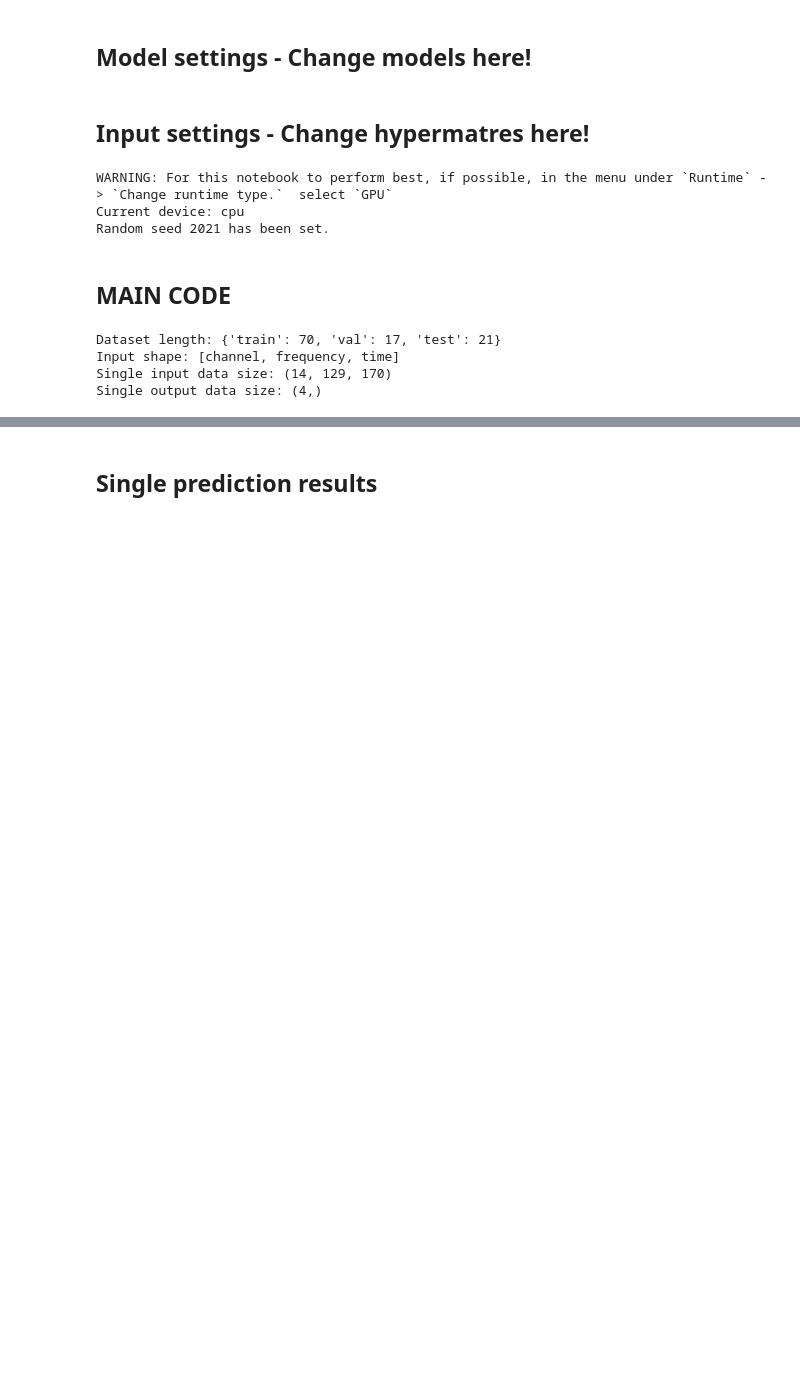
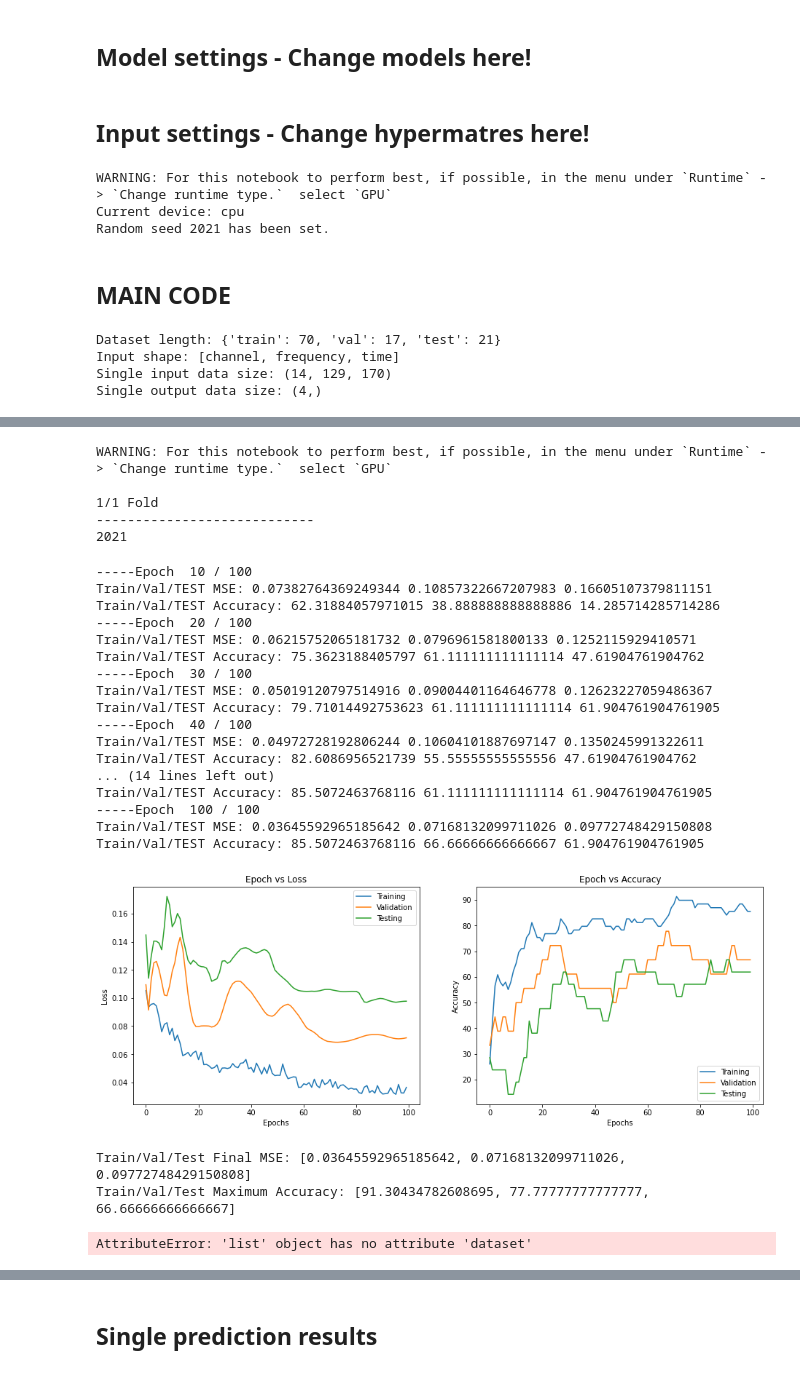
Before and after one commit to kslangewal/CerealTimeKillers, a Jupyter notebook: CerealTimeKillersNet.ipynb, the cells around one changed output, grey strips where cells are left out. Saved outputs shown, nothing was run; the diff lists cells and outputs as text; code cells hidden in the pictures; blank space fills up the shorter version.

```diff
--- a/CerealTimeKillersNet.ipynb
+++ b/CerealTimeKillersNet.ipynb
@@ -545,7 +528,7 @@ class CerealTimeKillersLabels:
     label = info + electrode + prediction
 # %%
 # General settings
-workspace_dir = '' # Workspace directionary
+workspace_dir = '/Users/maximilianeggl/Dropbox/PostDoc/NeuroMatch/' # Workspace directionary
 LabelRange = [0, 11] # The [min, max] of emotional states for transformation
 
 # Whether to allow between-window dataset mixture
@@ -635,7 +618,7 @@ Single input data size: (14, 129, 170)
 Single output data size: (4,)
 # %%
 # Model selection
-model, optimizer, criterion = CerealTimeKillersModelGenerator(args, size = DataSize)
+model, optimizer, criterion = MaxModelGenerator(args, size = DataSize)
 print(model)
 summary(model, DataSize[0])
 # %% [output]
@@ -676,0 +733,19 @@ Train/Val/TEST Accuracy: 59.42028985507246 27.77777777777778 19.047619047619047
+# %%
+# Model simulation
+args = {
+    'epochs': 100,
+    'lr': 1e-4,
+    'momentum': 0.99,
+    'l1': 0,
+    'l2': 0,
+    'device': set_device(),
+}
+for t in range(1,2):
+    loss_K, acc_K, param_K, models_K = MaxModelSimulator(args,
+                                                                       TrainDataLoader,
+                                                                       ValDataLoader,
+                                                                       TestDataLoader,
+                                                                       DataSize,
+                                                                       K_fold_train = K_fold_train,
+                                                                       k_folds = k_folds,t=[t])
+    print(TrainDataLoader.dataset)
@@ -677,4 +772,46 @@ Train/Val/TEST Accuracy: 59.42028985507246 27.77777777777778 19.047619047619047
 # %%
-# Average results from K-folds
-print('Train/Val/Test Average MSE:', list(np.mean(np.array(loss_K), axis = 0)))
-print('Train/Val/Test Average Accuracy:', list(np.mean(np.array(acc_K), axis = 0)))
+# Model simulation
+args = {
+    'epochs': 100,
+    'lr': 1e-4,
+    'momentum': 0.99,
+    'l1': 0,
+    'l2': 0,
+    'device': set_device(),
+}
+for t in range(1,2):
+    loss_K, acc_K, param_K, models_T = MaxModelSimulator(args,
+                                                                       TrainDataLoader,
+                                                                       ValDataLoader,
+                                                                       TestDataLoader,
+                                                                       DataSize,
+                                                                       K_fold_train = K_fold_train,
+                                                                       k_folds = k_folds,t=[t])
+    print(TrainDataLoader.dataset)
+# %% [output]
+WARNING: For this notebook to perform best, if possible, in the menu under `Runtime` -> `Change runtime type.`  select `GPU`
+
+1/1 Fold
+----------------------------
+2021
+-----Epoch  10 / 100
+Train/Val/TEST MSE: 0.07382764369249344 0.10857322667207983 0.16605107379811151
+Train/Val/TEST Accuracy: 62.31884057971015 38.888888888888886 14.285714285714286
+-----Epoch  20 / 100
+Train/Val/TEST MSE: 0.06215752065181732 0.0796961581800133 0.1252115929410571
+Train/Val/TEST Accuracy: 75.3623188405797 61.111111111111114 47.61904761904762
+-----Epoch  30 / 100
+Train/Val/TEST MSE: 0.05019120797514916 0.09004401164646778 0.12623227059486367
+Train/Val/TEST Accuracy: 79.71014492753623 61.111111111111114 61.904761904761905
+-----Epoch  40 / 100
+Train/Val/TEST MSE: 0.04972728192806244 0.10604101887697147 0.1350245991322611
+Train/Val/TEST Accuracy: 82.6086956521739 55.55555555555556 47.61904761904762
+... (14 lines left out)
+Train/Val/TEST Accuracy: 85.5072463768116 61.111111111111114 61.904761904761905
+-----Epoch  100 / 100
+Train/Val/TEST MSE: 0.03645592965185642 0.07168132099711026 0.09772748429150808
+Train/Val/TEST Accuracy: 85.5072463768116 66.66666666666667 61.904761904761905
+[figure, added]
+Train/Val/Test Final MSE: [0.03645592965185642, 0.07168132099711026, 0.09772748429150808]
+Train/Val/Test Maximum Accuracy: [91.30434782608695, 77.77777777777777, 66.66666666666667]
+AttributeError: 'list' object has no attribute 'dataset'
```
Also changed, not shown: parts of 11 cells of this notebook.
